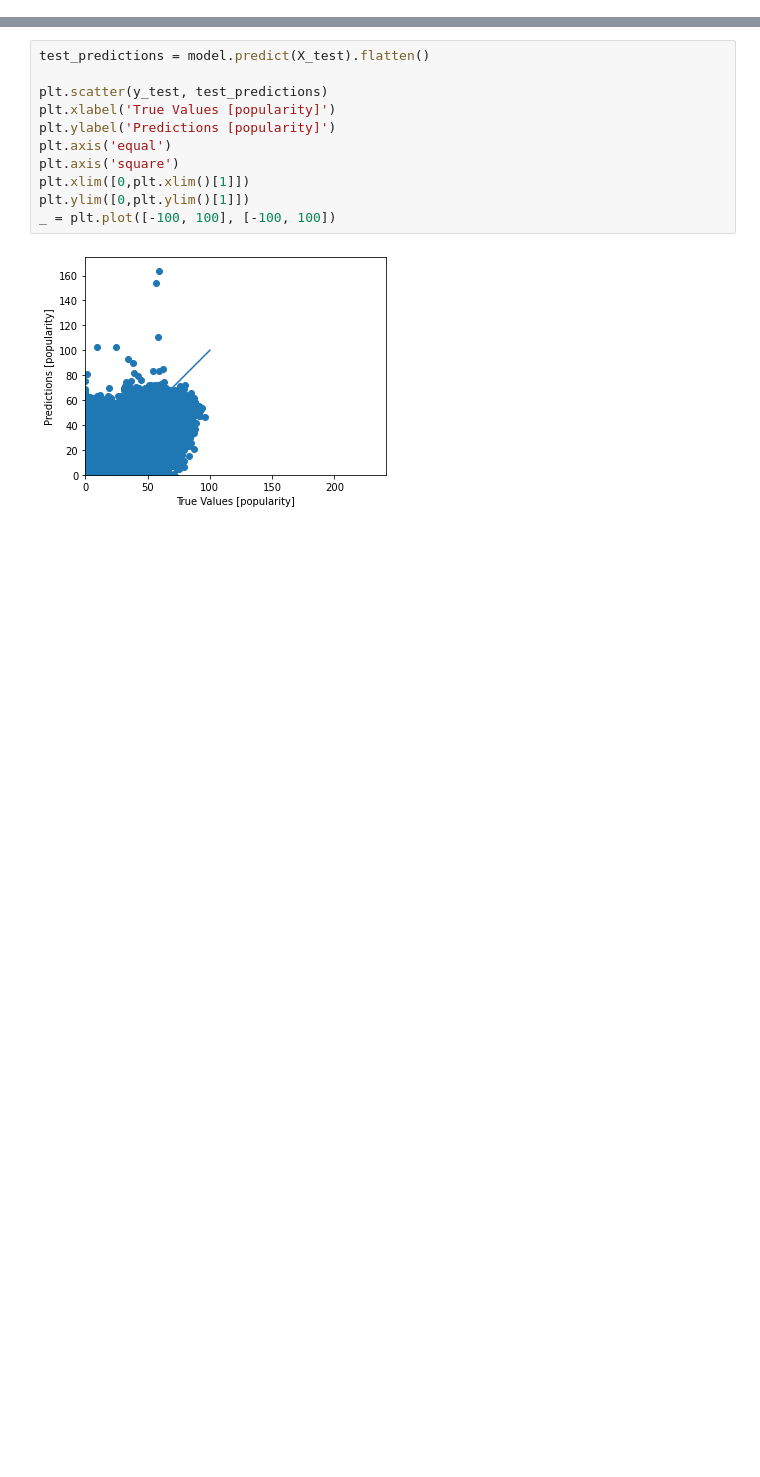
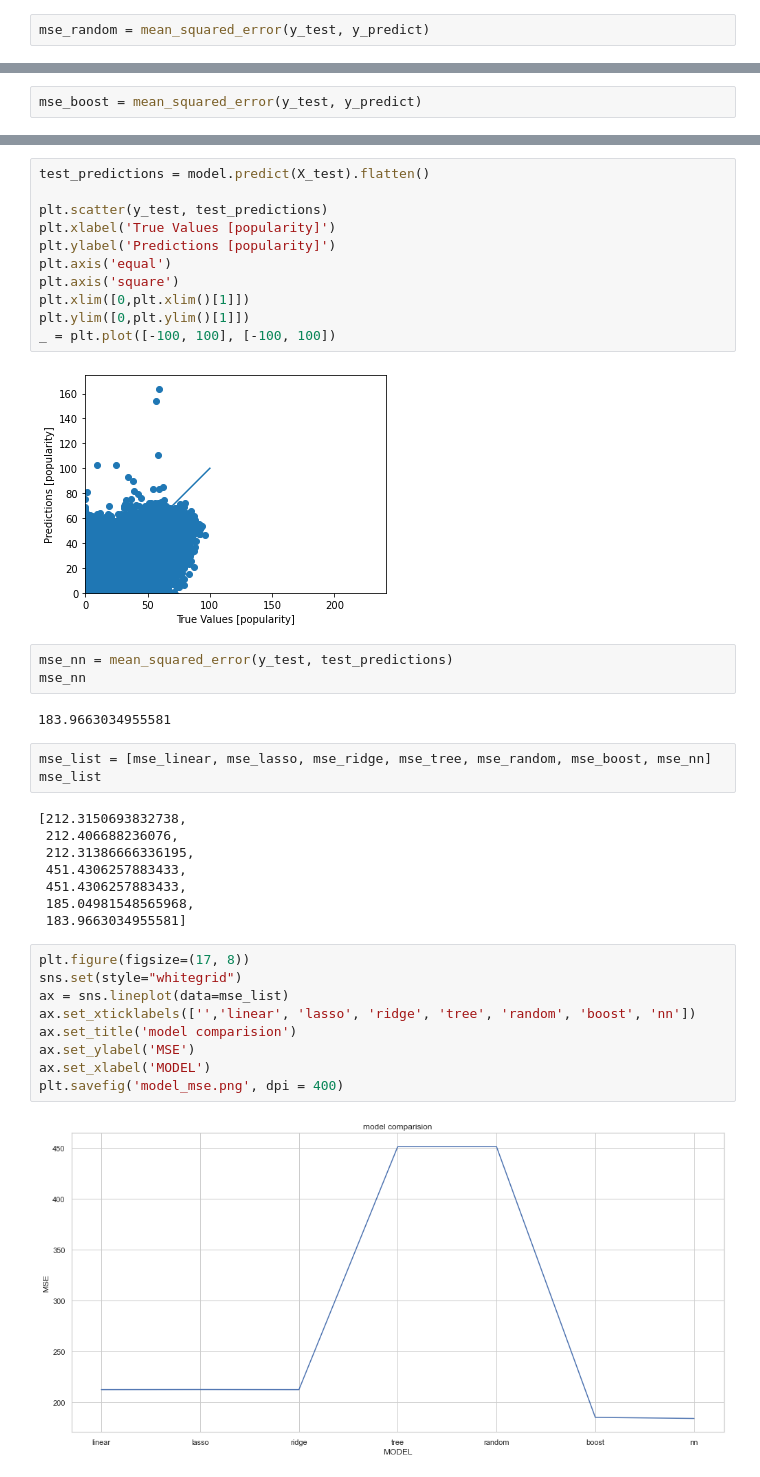
Before and after one commit to Chromis07/dataStudy, a Jupyter notebook: Project/Spotify/Spotify_EDA_ML.ipynb, the cells around one changed output, grey strips where cells are left out. Cells and saved outputs as stored; diff of their text form; blank space fills up the shorter version.

```diff
--- a/Project/Spotify/Spotify_EDA_ML.ipynb
+++ b/Project/Spotify/Spotify_EDA_ML.ipynb
@@ -906,3 +926,5 @@ print(mean_absolute_error(y_test, y_predict))
+# %%
+mse_random = mean_squared_error(y_test, y_predict)
 # %%
 # 정확도 확인
 print('Train data Score : ', random.score(X_train, y_train))
@@ -933,3 +955,5 @@ print(mean_absolute_error(y_test, y_predict))
+# %%
+mse_boost = mean_squared_error(y_test, y_predict)
 # %% [markdown]
 7. Linear (nn)
 # %%
@@ -1032,3 +1056,30 @@ plt.ylim([0,plt.ylim()[1]])
 _ = plt.plot([-100, 100], [-100, 100])
 # %% [output]
 [figure]
+# %%
+mse_nn = mean_squared_error(y_test, test_predictions)
+mse_nn
+# %% [output]
+183.9663034955581
+# %%
+mse_list = [mse_linear, mse_lasso, mse_ridge, mse_tree, mse_random, mse_boost, mse_nn]
+mse_list
+# %% [output]
+[212.3150693832738,
+ 212.406688236076,
+ 212.31386666336195,
+ 451.4306257883433,
+ 451.4306257883433,
+ 185.04981548565968,
+ 183.9663034955581]
+# %%
+plt.figure(figsize=(17, 8))
+sns.set(style="whitegrid")
+ax = sns.lineplot(data=mse_list)
+ax.set_xticklabels(['','linear', 'lasso', 'ridge', 'tree', 'random', 'boost', 'nn'])
+ax.set_title('model comparision')
+ax.set_ylabel('MSE')
+ax.set_xlabel('MODEL')
+plt.savefig('model_mse.png', dpi = 400)
+# %% [output]
+[figure, added]
```
Also changed, not shown: parts of 16 cells of this notebook, 1 other file.
